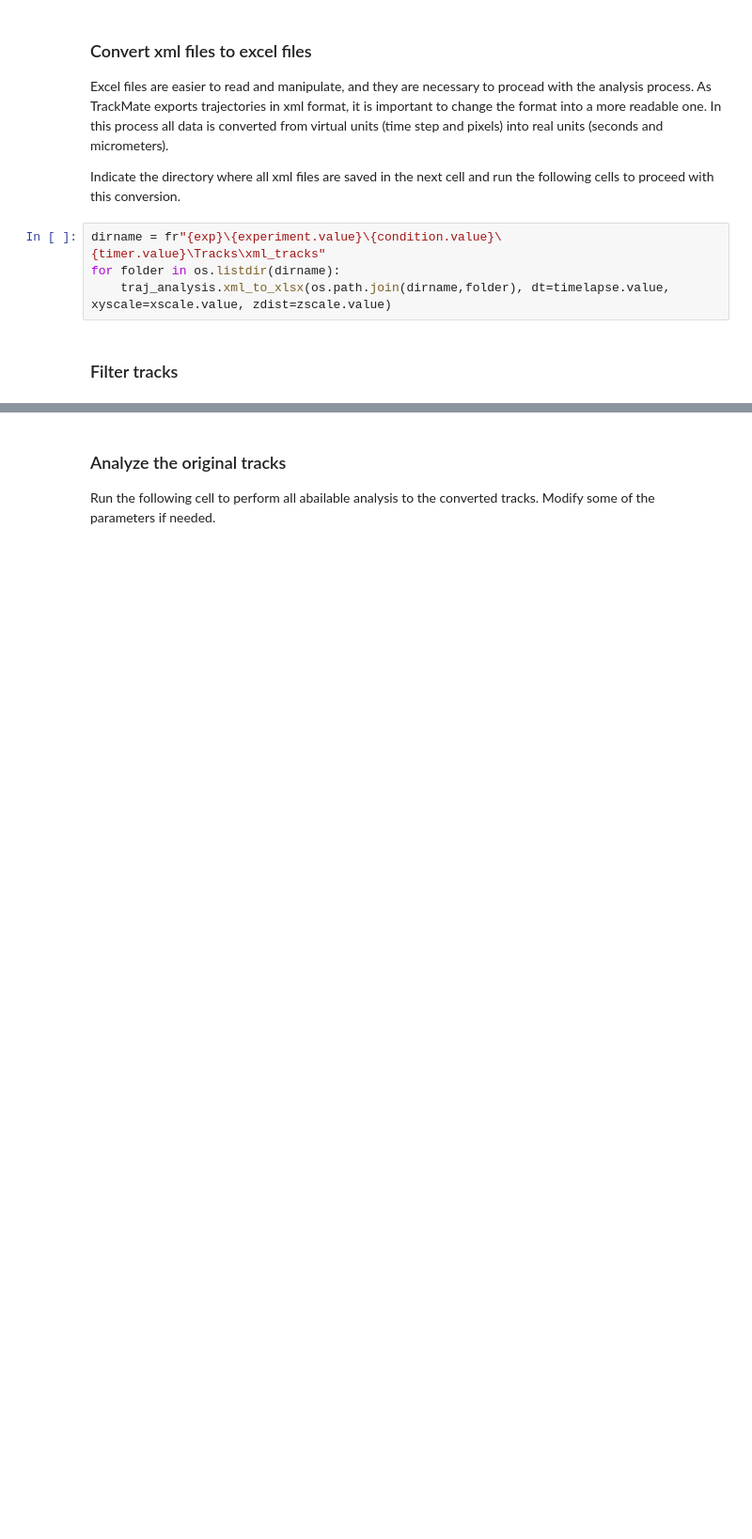
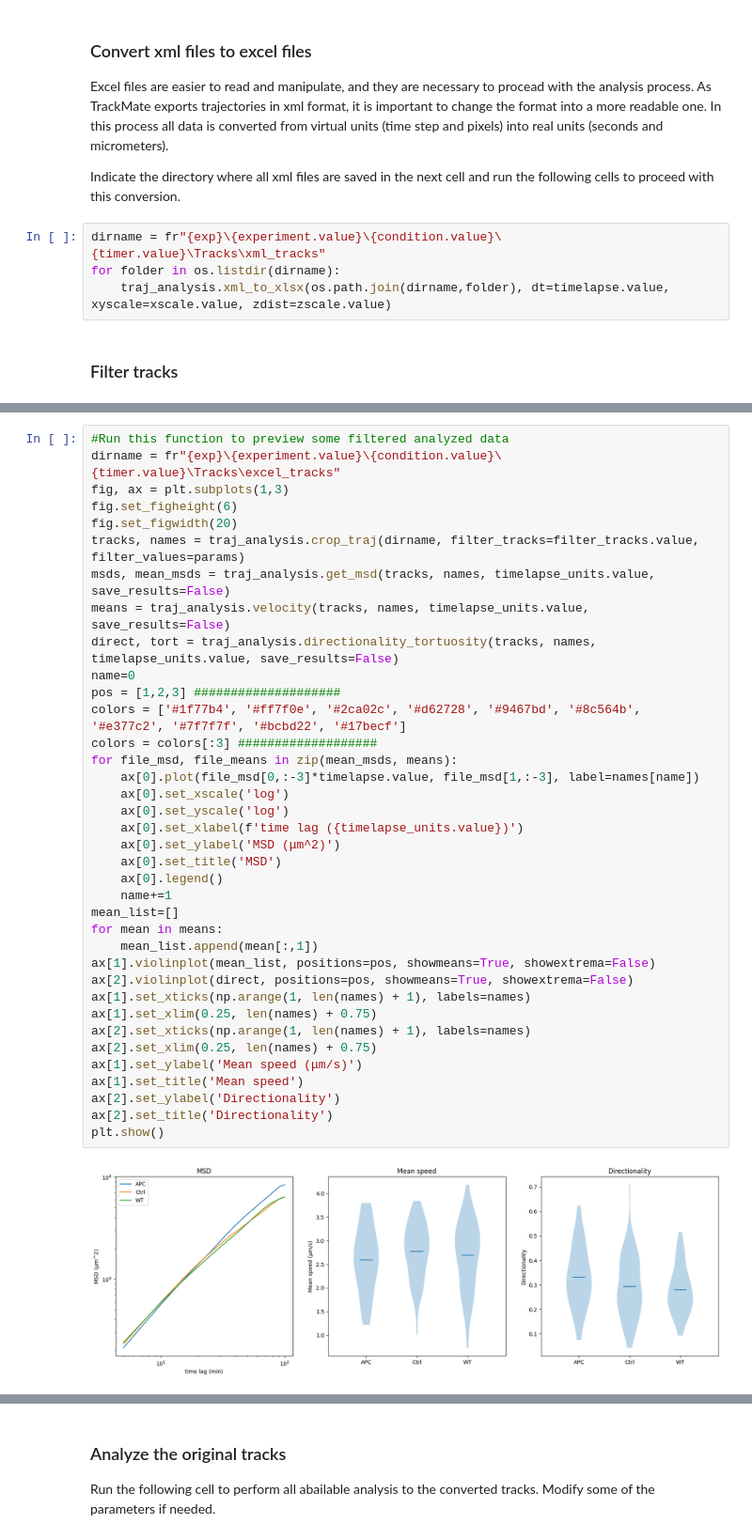
Before and after one commit to pcanaleta/tanalysis, a Jupyter notebook: trajectory_analysis.ipynb, the cells around one changed output, grey strips where cells are left out. Shown at 94% size. Drawn from its saved outputs; the diff is of its cells as text; blank space fills up the shorter version.

```diff
--- a/trajectory_analysis.ipynb
+++ b/trajectory_analysis.ipynb
@@ -236,0 +334,39 @@ for folder in os.listdir(dirname):
+# %%
+#Run this function to preview some filtered analyzed data
+dirname = fr"{exp}\{experiment.value}\{condition.value}\{timer.value}\Tracks\excel_tracks"
+fig, ax = plt.subplots(1,3)
+fig.set_figheight(6)
+fig.set_figwidth(20)
+tracks, names = traj_analysis.crop_traj(dirname, filter_tracks=filter_tracks.value, filter_values=params)
+msds, mean_msds = traj_analysis.get_msd(tracks, names, timelapse_units.value, save_results=False)
+means = traj_analysis.velocity(tracks, names, timelapse_units.value, save_results=False)
+direct, tort = traj_analysis.directionality_tortuosity(tracks, names, timelapse_units.value, save_results=False)
+name=0
+pos = [1,2,3] ####################
+colors = ['#1f77b4', '#ff7f0e', '#2ca02c', '#d62728', '#9467bd', '#8c564b', '#e377c2', '#7f7f7f', '#bcbd22', '#17becf']
+colors = colors[:3] ###################
+for file_msd, file_means in zip(mean_msds, means):
+    ax[0].plot(file_msd[0,:-3]*timelapse.value, file_msd[1,:-3], label=names[name])
+    ax[0].set_xscale('log')
+    ax[0].set_yscale('log')
+    ax[0].set_xlabel(f'time lag ({timelapse_units.value})')
+    ax[0].set_ylabel('MSD (μm^2)')
+    ax[0].set_title('MSD')
+    ax[0].legend()
+    name+=1
+mean_list=[]
+for mean in means:
+    mean_list.append(mean[:,1])
+ax[1].violinplot(mean_list, positions=pos, showmeans=True, showextrema=False)
+ax[2].violinplot(direct, positions=pos, showmeans=True, showextrema=False)
+ax[1].set_xticks(np.arange(1, len(names) + 1), labels=names)
+ax[1].set_xlim(0.25, len(names) + 0.75)
+ax[2].set_xticks(np.arange(1, len(names) + 1), labels=names)
+ax[2].set_xlim(0.25, len(names) + 0.75)
+ax[1].set_ylabel('Mean speed (μm/s)')
+ax[1].set_title('Mean speed')
+ax[2].set_ylabel('Directionality')
+ax[2].set_title('Directionality')
+plt.show()
+# %% [output]
+[figure, added]
```
Also changed, not shown: parts of 9 cells of this notebook, 3 other files.
